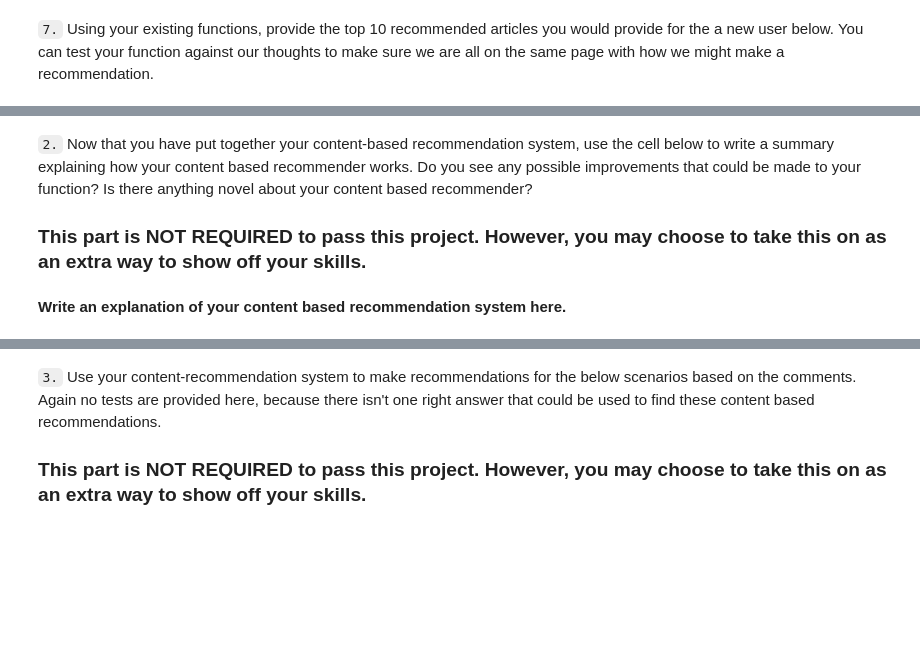
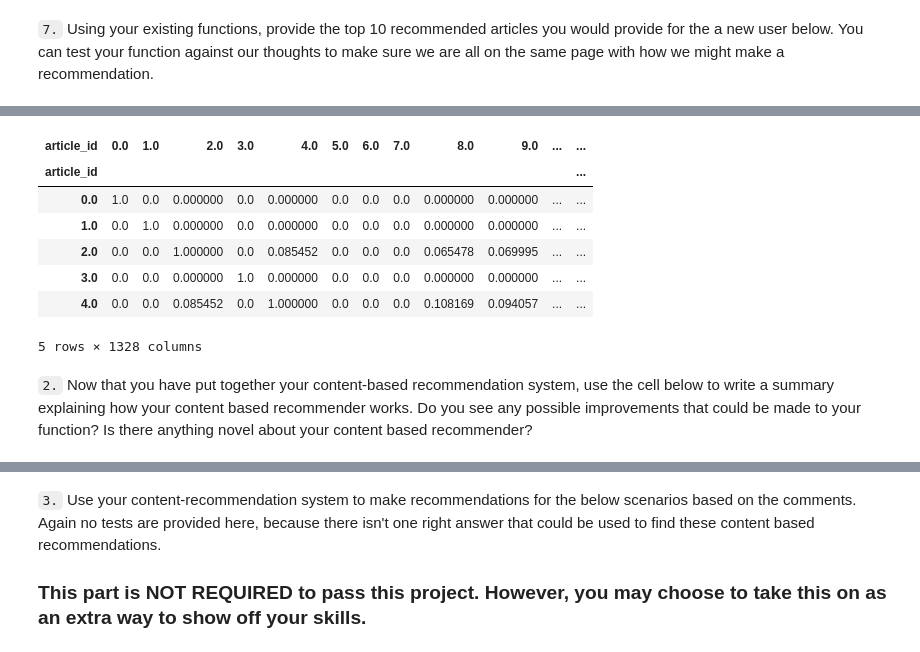
Before and after one commit to RobinWesselmann/Udacity_DataScientist_Class, a Jupyter notebook: 06_Project_Recommendation_Engines/src/Recommendations_with_IBM.ipynb, the cells around one changed output, grey strips where cells are left out. Saved outputs shown, nothing was run; the diff lists cells and outputs as text; code cells hidden in the pictures; blank space fills up the shorter version.

```diff
--- a/06_Project_Recommendation_Engines/src/Recommendations_with_IBM.ipynb
+++ b/06_Project_Recommendation_Engines/src/Recommendations_with_IBM.ipynb
@@ -752,0 +850,34 @@ def make_content_recs():
+# %%
+def calc_similarity(df=df_articles):
+    """Calculate the similarities between each article combination
+
+    Args:
+        df (pandas.DataFrame): Tokenized articles DataFrame. Defaults to df_articles.
+    """
+    #get data relevant for similarity calc
+    article_tfidf_matrix = np.array(df.iloc[:, 2:])
+
+    #calc similarities
+    articles_similarities = article_tfidf_matrix.dot(article_tfidf_matrix.T)
+
+    #wrap result in dataframe
+    similarity_matrix = pd.DataFrame(
+        articles_similarities,
+        index = df["article_id"],
+        columns = df["article_id"]
+    )
+
+    return similarity_matrix
+
+article_similarities = calc_similarity()
+# %%
+article_similarities.head()
+# %% [output]
+| article_id | 0.0 | 1.0 | 2.0 | 3.0 | 4.0 | 5.0 | 6.0 | 7.0 | 8.0 | 9.0 | ... | ... |
+| article_id |  |  |  |  |  |  |  |  |  |  |  | ... |
+| 0.0 | 1.0 | 0.0 | 0.000000 | 0.0 | 0.000000 | 0.0 | 0.0 | 0.0 | 0.000000 | 0.000000 | ... | ... |
+| 1.0 | 0.0 | 1.0 | 0.000000 | 0.0 | 0.000000 | 0.0 | 0.0 | 0.0 | 0.000000 | 0.000000 | ... | ... |
+| 2.0 | 0.0 | 0.0 | 1.000000 | 0.0 | 0.085452 | 0.0 | 0.0 | 0.0 | 0.065478 | 0.069995 | ... | ... |
+| 3.0 | 0.0 | 0.0 | 0.000000 | 1.0 | 0.000000 | 0.0 | 0.0 | 0.0 | 0.000000 | 0.000000 | ... | ... |
+| 4.0 | 0.0 | 0.0 | 0.085452 | 0.0 | 1.000000 | 0.0 | 0.0 | 0.0 | 0.108169 | 0.094057 | ... | ... |
+5 rows × 1328 columns
@@ -753,6 +918,2 @@ def make_content_recs():
 # %% [markdown]
 `2.` Now that you have put together your content-based recommendation system, use the cell below to write a summary explaining how your content based recommender works.  Do you see any possible improvements that could be made to your function?  Is there anything novel about your content based recommender?
-
-### This part is NOT REQUIRED to pass this project.  However, you may choose to take this on as an extra way to show off your skills.
-# %% [markdown]
-**Write an explanation of your content based recommendation system here.**
```
Also changed, not shown: parts of 17 cells of this notebook.
